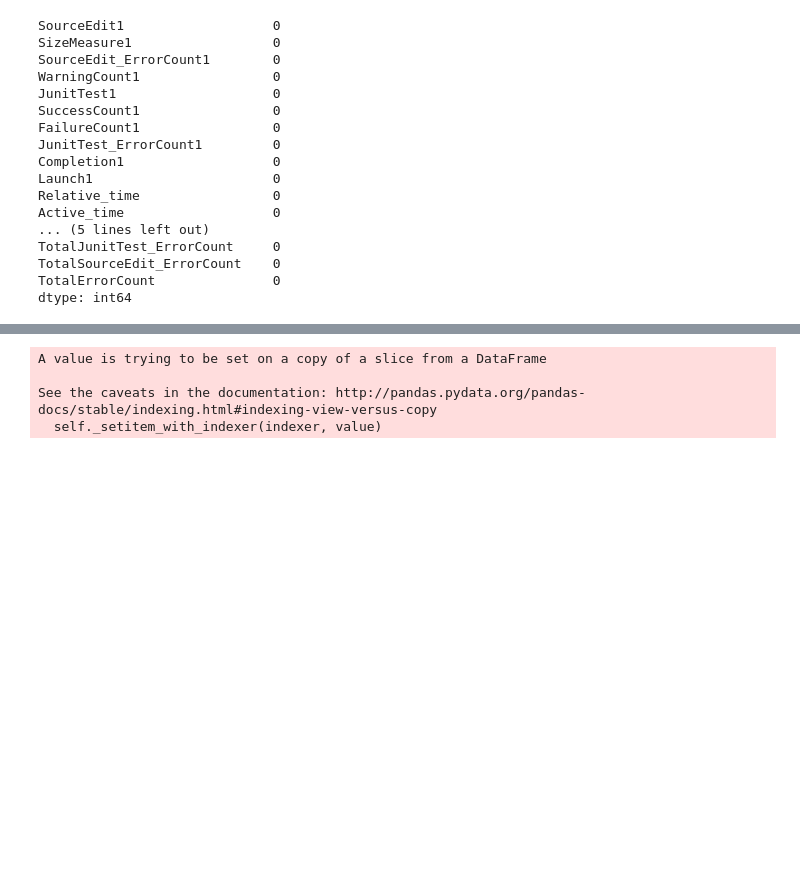
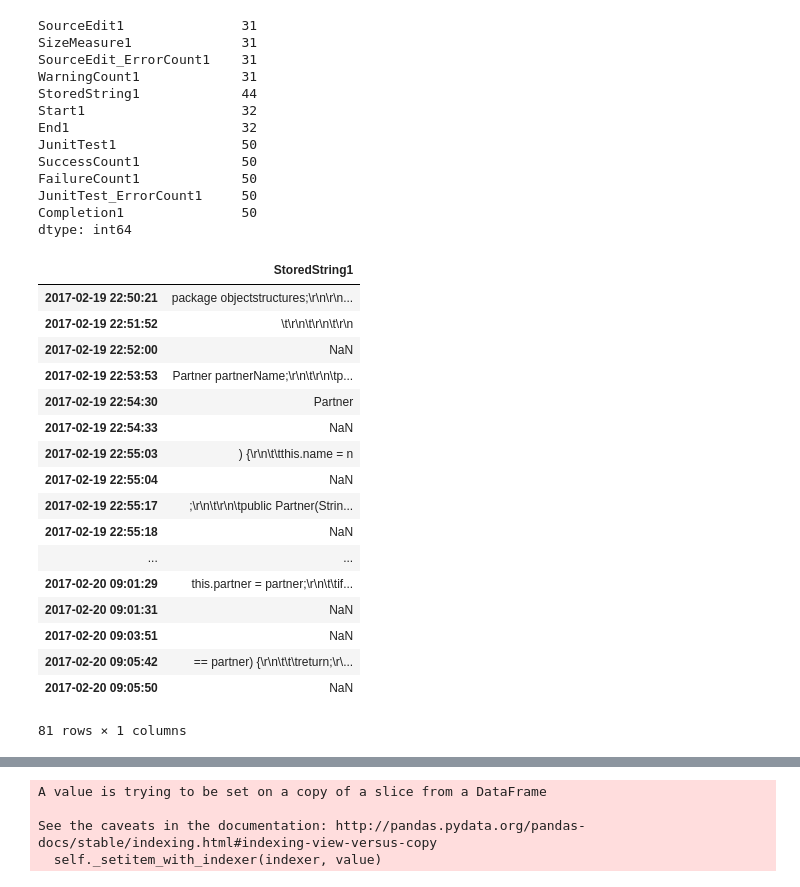
Before and after one commit to hermanmk/jexercise-data-analysis, a Jupyter notebook: Working modes.ipynb, the cells around one changed output, grey strips where cells are left out. Drawn from its saved outputs; the diff is of its cells as text; code cells hidden in the pictures; blank space fills up the shorter version.

```diff
--- a/Working modes.ipynb
+++ b/Working modes.ipynb
@@ -59,22 +65,44 @@ def aggregate_columns(df):
 # %%
-df = pd.read_csv('data/csv/oving5/1395669706/Partner.csv', index_col=0, parse_dates=True)
+# 'data/csv/oving5/1395669706/Partner.csv'
+df = pd.read_csv('data/csv/oving5/0141126194/Partner.csv', index_col=0, parse_dates=True)
 # %%
 df.isnull().sum()
 # %% [output]
-SourceEdit1                   0
-SizeMeasure1                  0
-SourceEdit_ErrorCount1        0
-WarningCount1                 0
-JunitTest1                    0
-SuccessCount1                 0
-FailureCount1                 0
-JunitTest_ErrorCount1         0
-Completion1                   0
-Launch1                       0
-Relative_time                 0
-Active_time                   0
-... (5 lines left out)
-TotalJunitTest_ErrorCount     0
-TotalSourceEdit_ErrorCount    0
-TotalErrorCount               0
+SourceEdit1               31
+SizeMeasure1              31
+SourceEdit_ErrorCount1    31
+WarningCount1             31
+StoredString1             44
+Start1                    32
+End1                      32
+JunitTest1                50
+SuccessCount1             50
+FailureCount1             50
+JunitTest_ErrorCount1     50
+Completion1               50
 dtype: int64
+# %%
+source_code_df = df.filter(regex='^StoredString\d{1,}$')
+original = source_code_df.StoredString1[source_code_df.StoredString1.first_valid_index()]
+for
+# %%
+source_code_df
+# %% [output]
+|  | StoredString1 |
+| 2017-02-19 22:50:21 | package objectstructures;\r\n\r\n... |
+| 2017-02-19 22:51:52 | \t\r\n\t\r\n\t\r\n |
+| 2017-02-19 22:52:00 | NaN |
+| 2017-02-19 22:53:53 | Partner partnerName;\r\n\t\r\n\tp... |
+| 2017-02-19 22:54:30 | Partner |
+| 2017-02-19 22:54:33 | NaN |
+| 2017-02-19 22:55:03 | ) {\r\n\t\tthis.name = n |
+| 2017-02-19 22:55:04 | NaN |
+| 2017-02-19 22:55:17 | ;\r\n\t\r\n\tpublic Partner(Strin... |
+| 2017-02-19 22:55:18 | NaN |
+| ... | ... |
+| 2017-02-20 09:01:29 | this.partner = partner;\r\n\t\tif... |
+| 2017-02-20 09:01:31 | NaN |
+| 2017-02-20 09:03:51 | NaN |
+| 2017-02-20 09:05:42 | == partner) {\r\n\t\t\treturn;\r\... |
+| 2017-02-20 09:05:50 | NaN |
+81 rows × 1 columns
```
Also changed, not shown: parts of 2 cells of this notebook, 2 other files.
